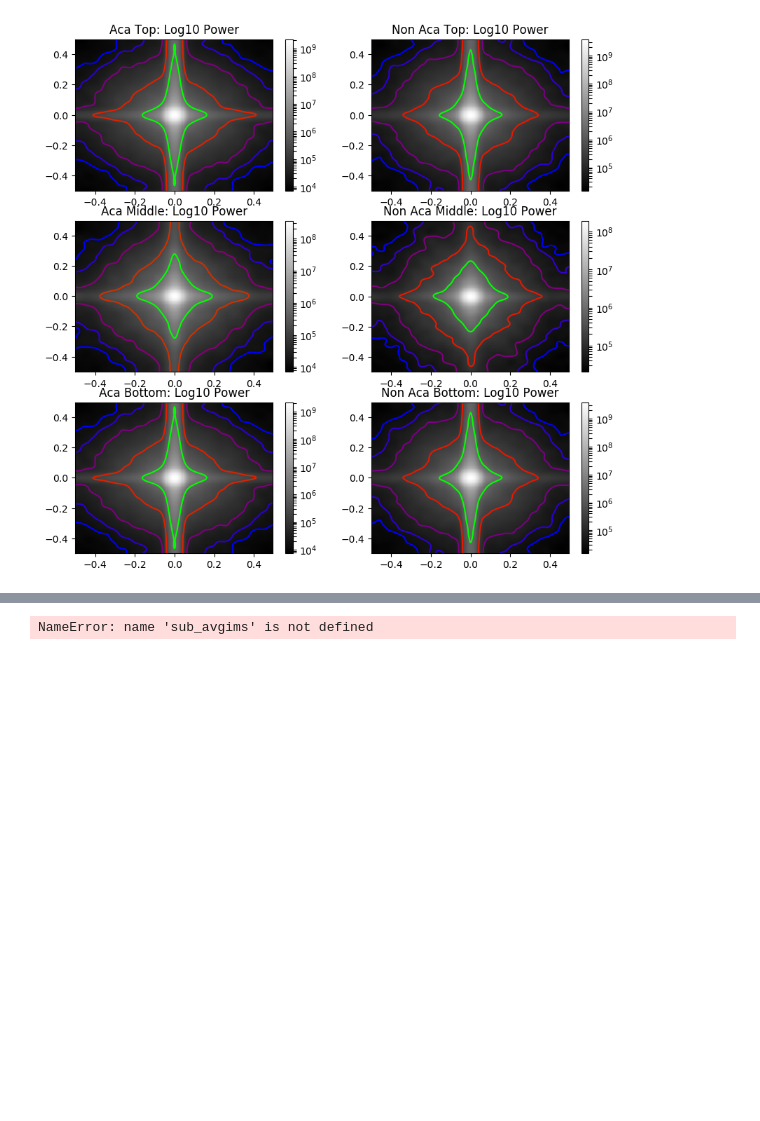
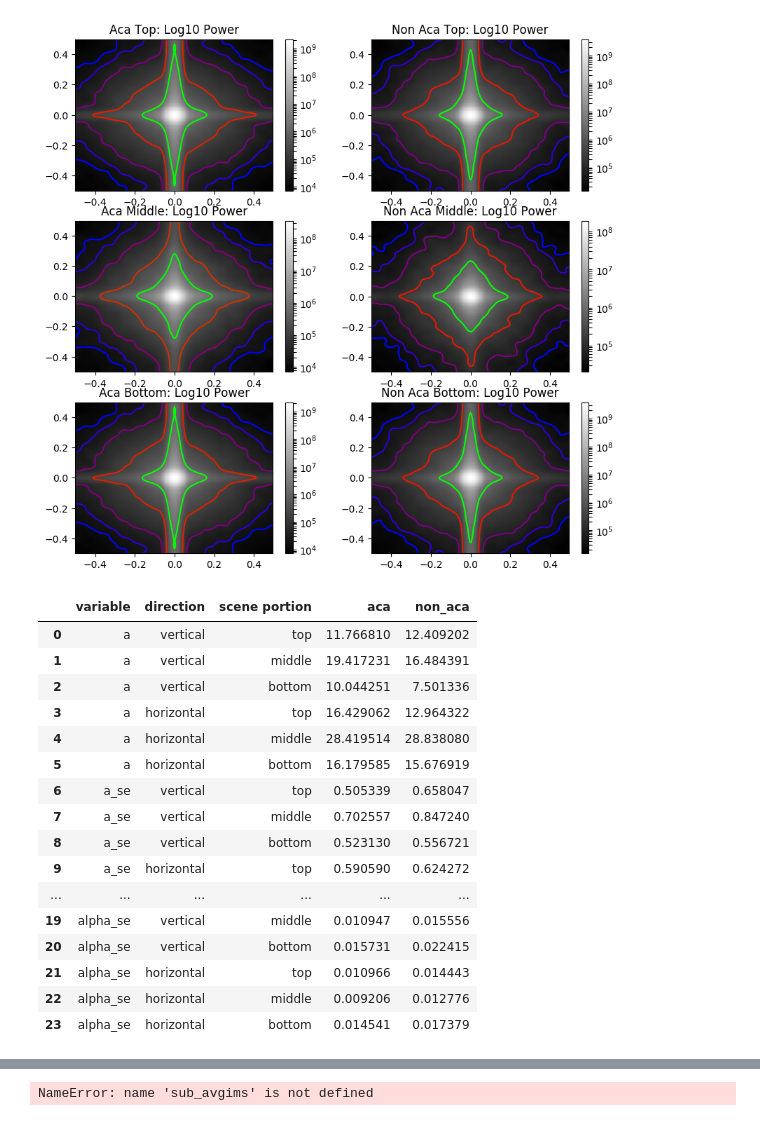
Before and after one commit to Akshugopi/myopiaNaturalScenes, a Jupyter notebook: myopiaNaturalScenes.ipynb, the cells around one changed output, grey strips where cells are left out. Saved outputs shown, nothing was run; the diff lists cells and outputs as text; code cells hidden in the pictures; blank space fills up the shorter version.

```diff
--- a/myopiaNaturalScenes.ipynb
+++ b/myopiaNaturalScenes.ipynb
@@ -357,3 +360,63 @@ contour_plotter(image_bottom,ps2d_bottom,fqs_bottom)
 # %% [output]
 <matplotlib.contour.QuadContourSet at 0x...>
 [figure]
+# %%
+## summary plots
+
+aca_top_a, aca_top_a_dev, aca_top_alpha, aca_top_alpha_dev = fit_alpha_as(aca_images_top, aca_avgim_top)
+aca_middle_a, aca_middle_a_dev,aca_middle_alpha, aca_middle_alpha_dev = fit_alpha_as(aca_images_middle, aca_avgim_middle)
+aca_bottom_a, aca_bottom_a_dev,aca_bottom_alpha, aca_bottom_alpha_dev = fit_alpha_as(aca_images_bottom, aca_avgim_bottom)
+
+naca_top_a, naca_top_a_dev, naca_top_alpha, naca_top_alpha_dev = fit_alpha_as(naca_images_top, naca_avgim_top)
+naca_middle_a, naca_middle_a_dev,naca_middle_alpha, naca_middle_alpha_dev = fit_alpha_as(naca_images_middle, naca_avgim_middle)
+naca_bottom_a, naca_bottom_a_dev,naca_bottom_alpha, naca_bottom_alpha_dev = fit_alpha_as(naca_images_bottom, naca_avgim_bottom)
+
+a_alpha_fits = pd.DataFrame([['a', 'vertical','top',aca_top_a[0], naca_top_a[0]],
+                             ['a', 'vertical','middle',aca_middle_a[0],naca_middle_a[0]],
+                             ['a', 'vertical','bottom',aca_bottom_a[0],naca_bottom_a[0]],
+                             ['a', 'horizontal','top', aca_top_a[1],naca_top_a[1]],
+                             ['a', 'horizontal','middle', aca_middle_a[1],naca_middle_a[1]],
+                             ['a', 'horizontal','bottom', aca_bottom_a[1],naca_bottom_a[1]],
+                             #['a', 'skew', aca_top_a[2]], aca_middle_a[2], aca_bottom_a[2]],
+                             ['a_se', 'vertical','top', aca_top_a_dev[0],naca_top_a_dev[0]],
+                             ['a_se', 'vertical', 'middle', aca_middle_a_dev[0],naca_middle_a_dev[0]],
+                             ['a_se', 'vertical', 'bottom', aca_bottom_a_dev[0],naca_bottom_a_dev[0]],
+                             ['a_se', 'horizontal','top', aca_top_a_dev[1],naca_top_a_dev[1]],
+                             ['a_se', 'horizontal','middle', aca_middle_a_dev[1],naca_middle_a_dev[1]],
+                             ['a_se', 'horizontal','bottom', aca_bottom_a_dev[1],naca_bottom_a_dev[1]],
+                            #['a_se', 'skew', aca_top_a_dev[2], aca_middle_a_dev[2], aca_bottom_a_dev[2]],
+                             ['alpha', 'vertical', 'top', aca_top_alpha[0],naca_top_alpha[0]],
+                             ['alpha', 'vertical', 'middle', aca_middle_alpha[0],naca_middle_alpha[0]],
+                             ['alpha', 'vertical', 'bottom', aca_bottom_alpha[0],naca_bottom_alpha[0]],
+                             ['alpha', 'horizontal', 'top', aca_top_alpha[1],naca_top_alpha[1]],
+                             ['alpha', 'horizontal', 'middle', aca_middle_alpha[1],naca_middle_alpha[1]],
+                             ['alpha', 'horizontal', 'bottom', aca_bottom_alpha[1],naca_bottom_alpha[1]],
+                            #['alpha', 'skew', aca_top_alpha[2], aca_middle_alpha[2], aca_bottom_alpha[2]],
+                             ['alpha_se', 'vertical', 'top', aca_top_alpha_dev[0],naca_top_alpha_dev[0]],
+                             ['alpha_se', 'vertical', 'middle', aca_middle_alpha_dev[0],naca_middle_alpha_dev[0]],
+                             ['alpha_se', 'vertical', 'bottom', aca_bottom_alpha_dev[0],naca_bottom_alpha_dev[0]],
+                             ['alpha_se', 'horizontal', 'top', aca_top_alpha_dev[1],naca_top_alpha_dev[1]],
+                             ['alpha_se', 'horizontal', 'middle', aca_middle_alpha_dev[1],naca_middle_alpha_dev[1]],
+                             ['alpha_se', 'horizontal', 'bottom', aca_bottom_alpha_dev[1],naca_bottom_alpha_dev[1]]
+                            #['alpha_se', 'skew', aca_top_alpha[2], aca_middle_alpha_dev[2], aca_bottom_alpha_dev[2]]
+                            ])
+a_alpha_fits.columns = ['variable','direction','scene portion','aca','non_aca']
+a_alpha_fits
+# %% [output]
+|  | variable | direction | scene portion | aca | non_aca |
+| 0 | a | vertical | top | 11.766810 | 12.409202 |
+| 1 | a | vertical | middle | 19.417231 | 16.484391 |
+| 2 | a | vertical | bottom | 10.044251 | 7.501336 |
+| 3 | a | horizontal | top | 16.429062 | 12.964322 |
+| 4 | a | horizontal | middle | 28.419514 | 28.838080 |
+| 5 | a | horizontal | bottom | 16.179585 | 15.676919 |
+| 6 | a_se | vertical | top | 0.505339 | 0.658047 |
+| 7 | a_se | vertical | middle | 0.702557 | 0.847240 |
+| 8 | a_se | vertical | bottom | 0.523130 | 0.556721 |
+| 9 | a_se | horizontal | top | 0.590590 | 0.624272 |
+| ... | ... | ... | ... | ... | ... |
+| 19 | alpha_se | vertical | middle | 0.010947 | 0.015556 |
+| 20 | alpha_se | vertical | bottom | 0.015731 | 0.022415 |
+| 21 | alpha_se | horizontal | top | 0.010966 | 0.014443 |
+| 22 | alpha_se | horizontal | middle | 0.009206 | 0.012776 |
+| 23 | alpha_se | horizontal | bottom | 0.014541 | 0.017379 |
```
Also changed, not shown: parts of 6 cells of this notebook.
